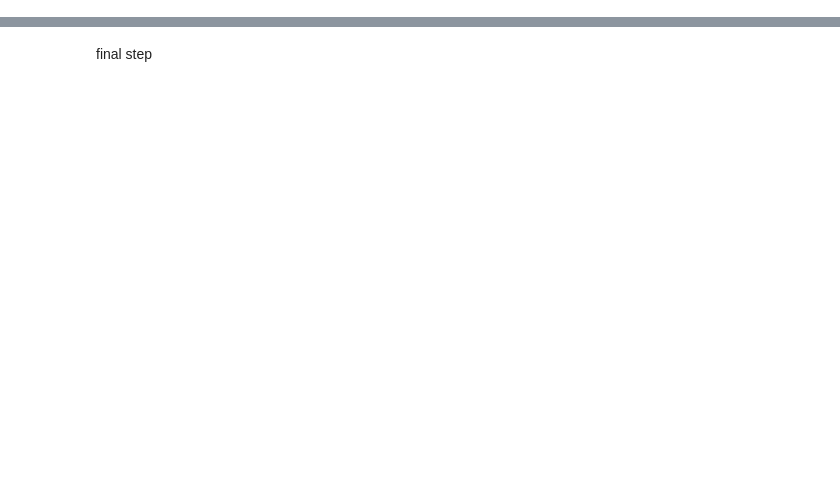
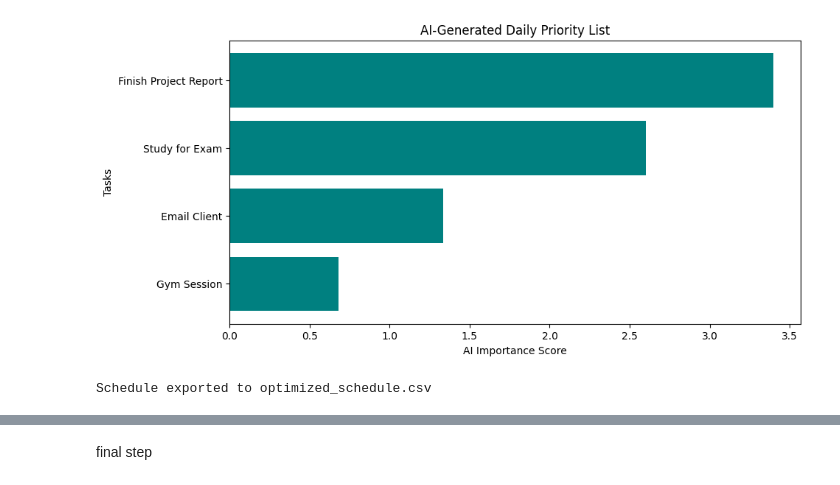
Before and after one commit to yashkumar722/Flux-Task-manager-, a Jupyter notebook: FluxTaskManager.ipynb, the cells around one changed output, grey strips where cells are left out. Cells and saved outputs as stored; diff of their text form; code cells hidden in the pictures; blank space fills up the shorter version.

```diff
--- a/FluxTaskManager.ipynb
+++ b/FluxTaskManager.ipynb
@@ -86,18 +100,22 @@ print("Schedule exported to optimized_schedule.csv")
 # %%
-importimport matplotlib.pyplot as plt
+import matplotlib.pyplot as plt
 
 def plot_workload():
     plt.figure(figsize=(10, 5))
     plt.barh(df['task'], df['ai_score'], color='teal')
     plt.xlabel('AI Importance Score')
     plt.ylabel('Tasks')
     plt.title('AI-Generated Daily Priority List')
     plt.gca().invert_yaxis() # Highest score at the top
     plt.show()
 
 plot_workload()
+# %% [output]
+[figure, added]
 # %%
 # Save the AI-optimized schedule to a CSV file
-df.to_csv('optimized_schedule.csv', index=FalsFalsee)
-print("ScSchedulehedule exported to optimized_schedule.csv")
+df.to_csv('optimized_schedule.csv', index=False)
+print("Schedule exported to optimized_schedule.csv")
+# %% [output]
+Schedule exported to optimized_schedule.csv
 # %%
```
Also changed, not shown: parts of 10 cells of this notebook.
